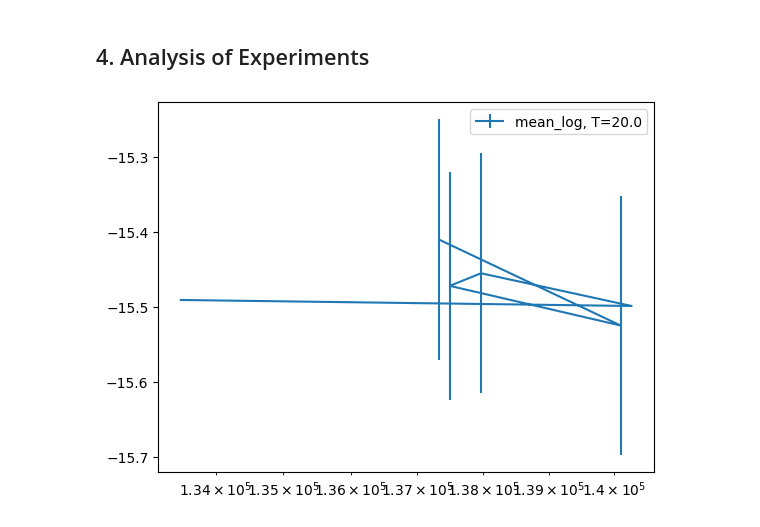
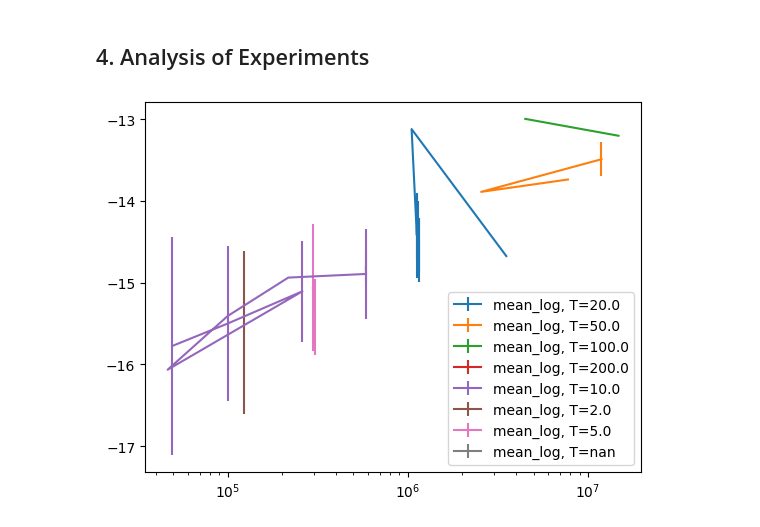
Before and after one commit to karimtito/stat_reliability_measure, a Jupyter notebook: notebooks/test_run_exp.ipynb, the cells around one changed output. Saved outputs shown, nothing was run; the diff lists cells and outputs as text; code cells hidden in the pictures.

Commit message:
add importance exp results

```diff
--- a/notebooks/test_run_exp.ipynb
+++ b/notebooks/test_run_exp.ipynb
@@ -84,0 +517,9 @@ X.requires_grad = True
+# %%
+p_fail_mala, dict_out=run_exp.run_stat_rel_exp(model=model,method='mala',X=X,y=y,dataset_name='mnist',
+                        n_rep=1, verbose=0, track_accept=False,ess_alpha_range=[0.7,0.8],
+                        alpha=0.2, L_range=[1], adapt_func='simp_ess',p_ref=p_ref,
+                         N_range=[3000],T_range=[20],epsilon_range=epsilon_range,repeat_exp=True,
+ )
+exp_config,method_config_mala, agg_res_df = dict_out['exp_config'],dict_out['method_config'],dict_out['agg_res_df']
+results_df_mala = dict_out['results_df']
+print(f"p_fail_mala={p_fail_mala}")
@@ -105,7 +560,0 @@ p_fail_mala=1.9609817691446097e-07
-# %%
-ref_exp = utils.get_sel_df(df=agg_res_df, triplets=[('method_name',method_ref,'='),('n_rep',n_ref,'='),
-                                                    ('epsilon',epsilon_range[0],'='),
-        ('N',N_ref,'='),('T',T_ref,'='),('alpha',alpha_ref,'='), ])
-p_ref,std_ref =ref_exp['mean_est'].values[0], ref_exp['std_est'].values[0]
-agg_res_df = pd.read_csv('../../logs/exp_2_mnist/aggr_res.csv')
-p_ref,std_ref
@@ -131,21 +560,0 @@ reload(hmls_pyt)
-# %%
-p_fail_hmls, dict_out=run_exp.run_stat_rel_exp(model=model,method='hmls',X=X,y=y,dataset_name='mnist',
-                        n_rep=200, verbose=0, track_accept=False,ratio_range=[0.5],track_levels=True,
-                        alpha=0.25, L_range=[1], only_duplicated=True,p_ref=p_ref,
-                      track_X=False, track_advs=True,np_seed=1,torch_seed=0,
-                         N_range=[5000],T_range=[2],epsilon_range=epsilon_range,repeat_exp=True,
- )
-
-
-exp_config,method_config_hmls, agg_res_df = dict_out['exp_config'],dict_out['method_config'],dict_out['agg_res_df']
-results_df_hmls = dict_out['results_df']
-
-X_hmls_adv = dict_out['advs_list'][0]
-img_hmls_adv = exp_config.gaussian_to_image(torch.Tensor(X_hmls_adv).to(exp_config.device))
-quant_img_hmls_adv = t_u.quantize_img(img_hmls_adv)/255.
-y_hmls_adv = model(img_hmls_adv).argmax(dim=1)
-normal_layer = t_u.NormalCDFLayer(device = exp_config.device,offset = x_0, epsilon=epsilon_range[0])
-def gaussian_to_image(gaussian_sample,normal_layer=normal_layer,image_shape=(28,28)):
-    image = normal_layer(gaussian_sample.view(-1,*image_shape))
-    return image
-print(f"p_fail_hmls={p_fail_hmls}")
@@ -355,12 +618,11 @@ eps=0.18
 # %%
 fig=plt.figure()
 ax=plt.axes()
 ax.set_xscale('log')
-mala_df=  utils.get_sel_df(df=agg_res_df,triplets=[('method_name','MALA_SMC','='),])
-df = utils.get_sel_df(mala_df,triplets=[('epsilon',eps,'='),('ess_alpha',0.875,'='),('alpha',0.25,'=')])
-for T in df['T'].unique():
-    df = utils.get_sel_df(df,triplets=[('T',T,'=')])
+mls_webb_df=  utils.get_sel_df(df=agg_res_df,triplets=[('method_name','MALA_SMC','='),])
+for T in agg_res_df['T'].unique():
+    df = utils.get_sel_df(mls_webb_df,triplets=[('T',T,'='),('epsilon',eps,'=')])
     ax.errorbar(x=df['mean_calls'],y=df['mean_log_est'], yerr=df['std_log_est'],label=f'mean_log, T={T}',)
     ax.legend()
 # %% [output]
-[figure, old version]
+[figure, new version]
```
Also changed, not shown: parts of 39 cells of this notebook, 5 other files.
